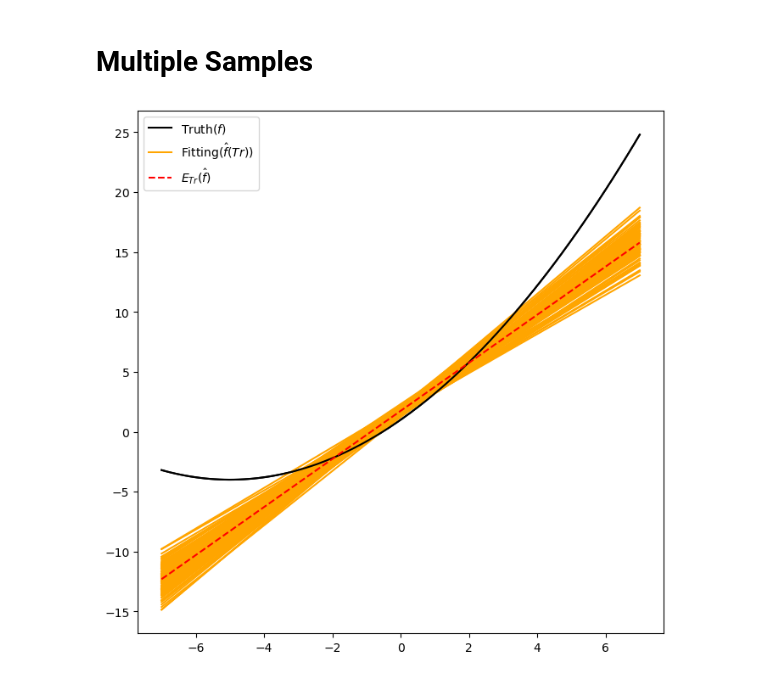
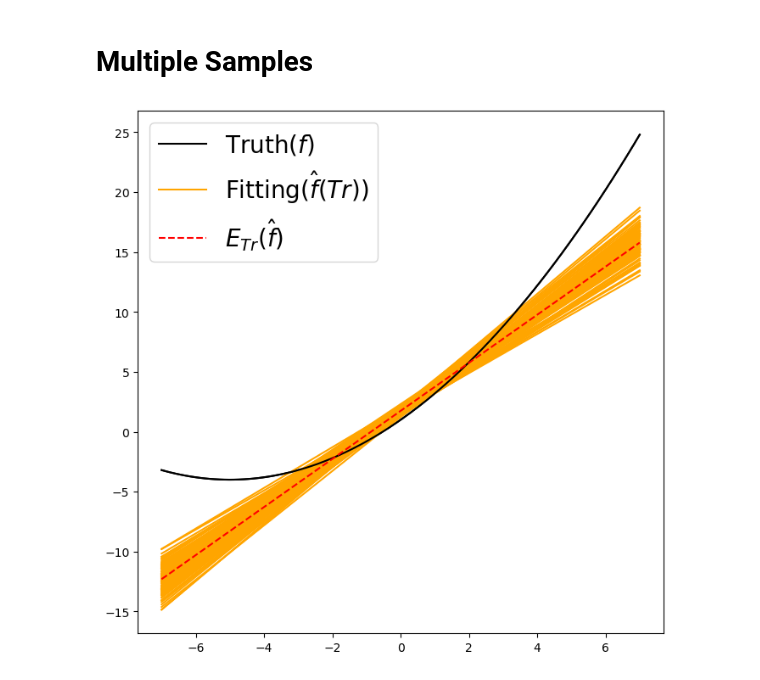
Before and after one commit to hanchen92/THU-STAT-ML-113-1-1597, a Jupyter notebook: Ch02-bias-variance-tradeoff.ipynb, the cells around one changed output. Saved outputs shown, nothing was run; the diff lists cells and outputs as text; code cells hidden in the pictures.

```diff
--- a/Ch02-bias-variance-tradeoff.ipynb
+++ b/Ch02-bias-variance-tradeoff.ipynb
@@ -104,17 +104,17 @@ for i in range(tmp_repeat_time):
 # %%
 fig, ax = subplots(figsize=(8, 8))
 ax.plot(tmp_x_lin,tmp_y_lin,color='black',label=r'Truth($f$)')
 
 for i in range(tmp_repeat_time):
     if i ==0:
         ax.plot(tmp_x_lin,all_y_lin_by_fit[i],color='orange',label=r"Fitting($\hat{f}(Tr)$)")
     else:
         ax.plot(tmp_x_lin,all_y_lin_by_fit[i],color='orange')
 
 ax.plot(tmp_x_lin,tmp_y_lin,color='black')
 
 tmp_y_lin_by_fit_mean = np.array(all_y_lin_by_fit).mean(axis=0)
 ax.plot(tmp_x_lin,tmp_y_lin_by_fit_mean,color='red', linestyle='dashed',label= r"$E_{Tr}(\hat{f})$")
-ax.legend();
+ax.legend(fontsize="20");
 # %% [output]
-[figure, old version]
+[figure, new version]
```
Also changed, not shown: parts of 2 cells of this notebook.
